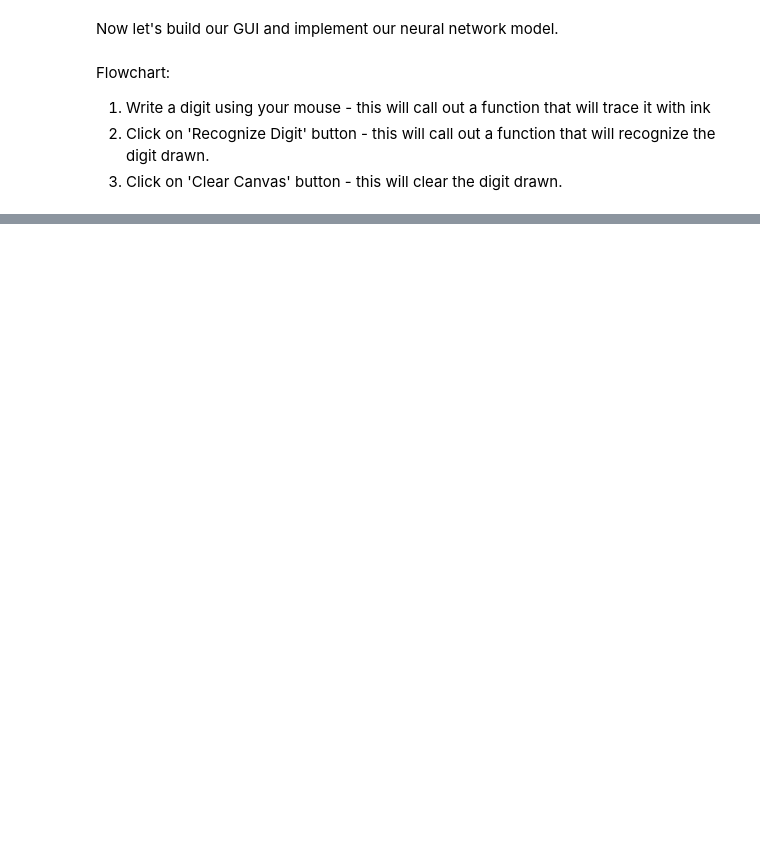
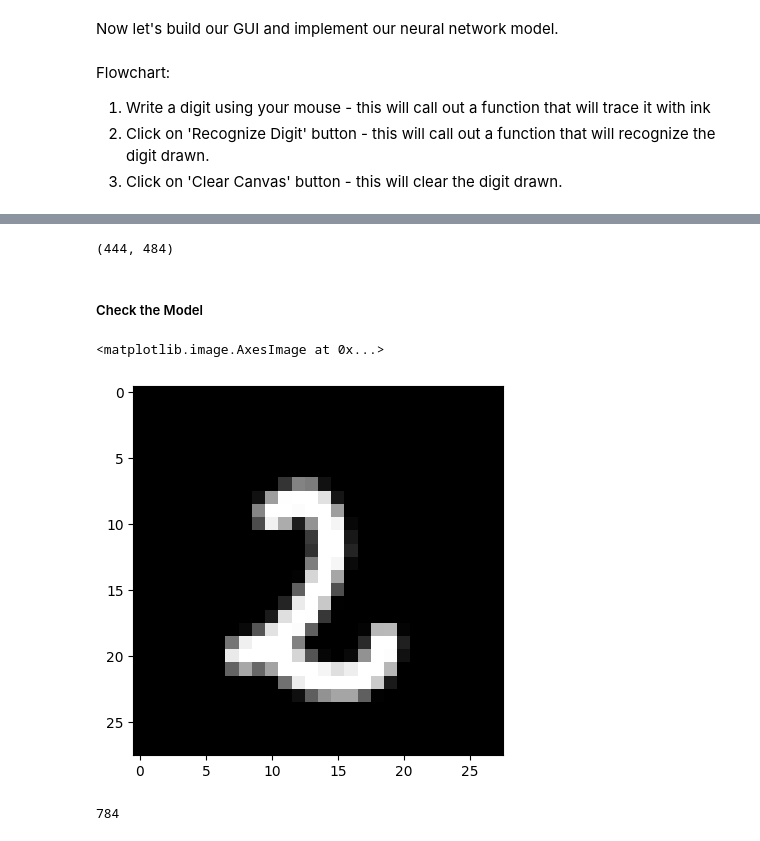
Before and after one commit to NicoMok/Digit-Recognizer-Application, a Jupyter notebook: Digit_Recognizer_NN2.ipynb, the cells around one changed output, grey strips where cells are left out. Cells and saved outputs as stored; diff of their text form; code cells hidden in the pictures; blank space fills up the shorter version.

```diff
--- a/Digit_Recognizer_NN2.ipynb
+++ b/Digit_Recognizer_NN2.ipynb
@@ -515,0 +611,30 @@ gui.mainloop()
+# %%
+# Reads 'image1.png' as a 2D matrix (Numpy array) of pixel intensity values.
+image = cv2.imread("image1.png", cv2.IMREAD_GRAYSCALE)
+image.shape # gives the dimensions of the image in pixel units.
+# %% [output]
+(444, 484)
+# %% [markdown]
+##### Check the Model
+# %%
+import numpy as np
+
+# Image.fromarray("...png"): converts a Numpy array into an image
+img_pil = Image.fromarray(image)
+
+# np.asarray(image): converts an image back into a Numpy array.
+# image.resize((width, height)): resizes the image into (width pixels) x (height pixels)
+#img_28x28 = np.asarray(img_pil.resize((28, 28)))
+
+img_28x28 = cv2.resize(image, (28,28), interpolation=cv2.INTER_AREA)
+img_28x28 = img_28x28.reshape(28,28)
+# %%
+import matplotlib.pyplot as plt
+plt.imshow(img_28x28, cmap='gray')
+# %% [output]
+<matplotlib.image.AxesImage at 0x...>
+[figure, added]
+# %%
+img_28x28.reshape(1,-1).size
+# %% [output]
+784
```
Also changed, not shown: parts of 32 cells of this notebook.
